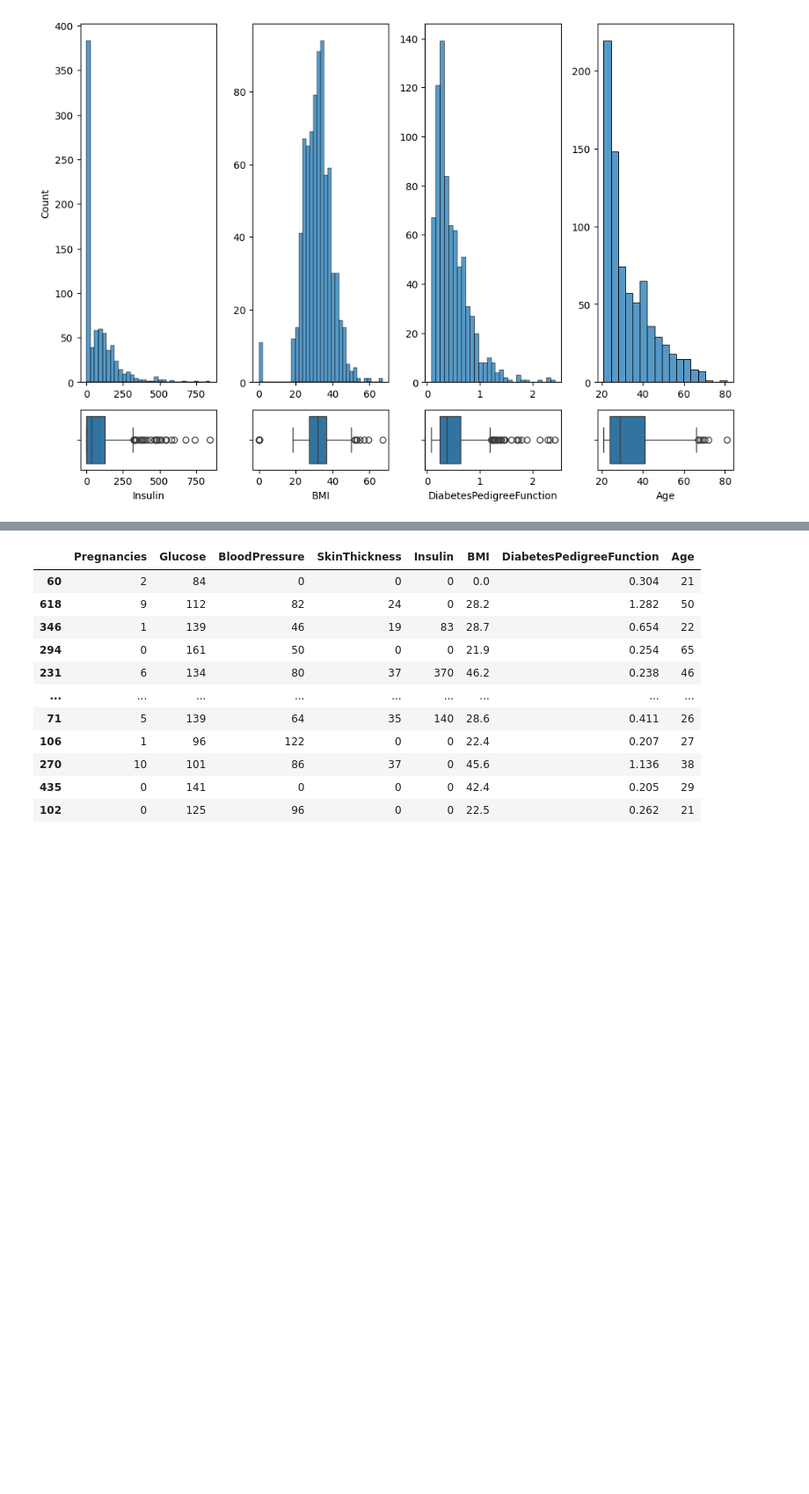
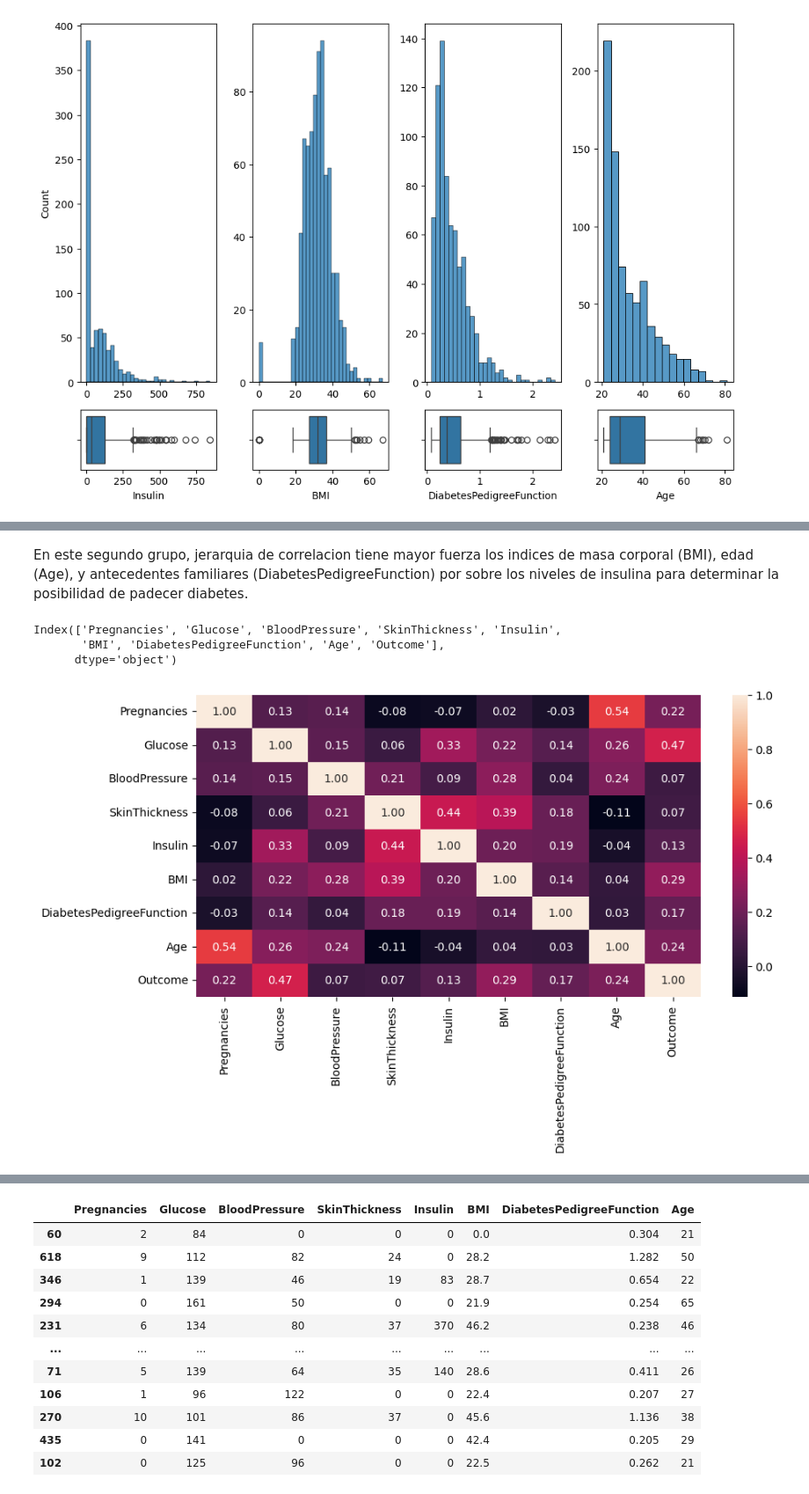
Before and after one commit to 4GeeksAcademy/Arbol_de_decisiones, a Jupyter notebook: src/explore.ipynb, the cells around one changed output, grey strips where cells are left out. Shown at 88% size. Drawn from its saved outputs; the diff is of its cells as text; code cells hidden in the pictures; blank space fills up the shorter version.

```diff
--- a/src/explore.ipynb
+++ b/src/explore.ipynb
@@ -87,0 +114,18 @@ plt.show()
+# %% [markdown]
+En este segundo grupo, jerarquia de correlacion tiene mayor fuerza los indices de masa corporal (BMI), edad (Age), y antecedentes familiares (DiabetesPedigreeFunction) por sobre los niveles de insulina para determinar la posibilidad de padecer diabetes.
+# %%
+df.columns
+# %% [output]
+Index(['Pregnancies', 'Glucose', 'BloodPressure', 'SkinThickness', 'Insulin',
+       'BMI', 'DiabetesPedigreeFunction', 'Age', 'Outcome'],
+      dtype='object')
+# %%
+#Analisis de correlaciones
+fig, axis = plt.subplots(figsize = (10, 6))
+sns.heatmap(df[['Pregnancies', 'Glucose', 'BloodPressure', 'SkinThickness', 'Insulin',
+       'BMI', 'DiabetesPedigreeFunction', 'Age', 'Outcome']].corr(), annot = True, fmt = ".2f")
+
+plt.tight_layout()
+plt.show()
+# %% [output]
+[figure, added]
```
Also changed, not shown: parts of 10 cells of this notebook.
